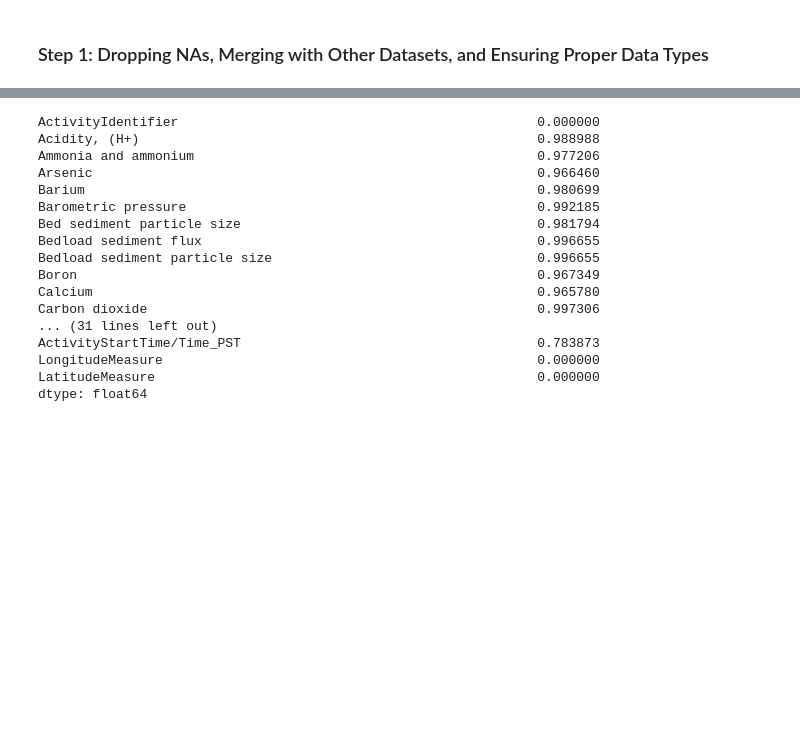
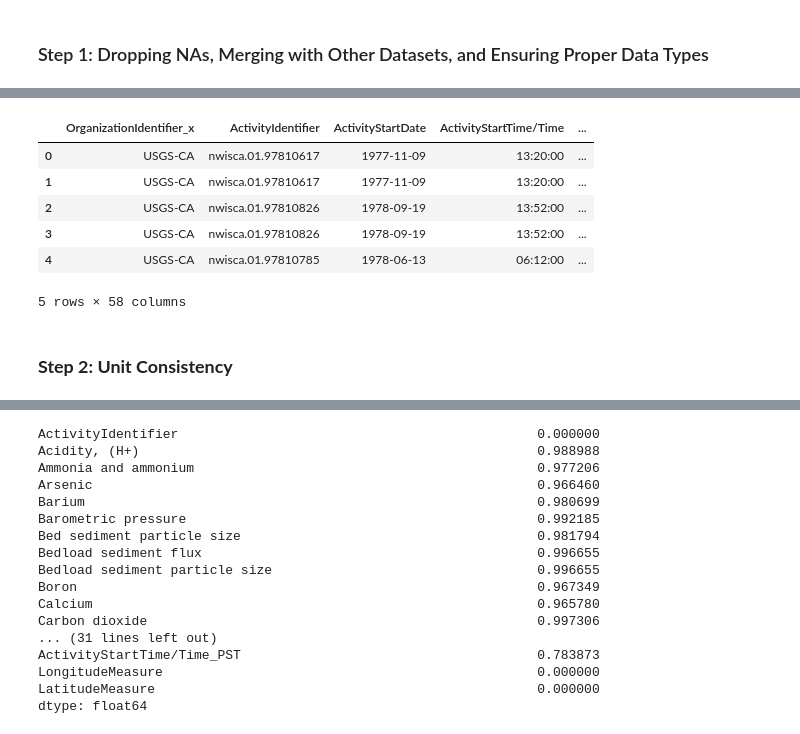
Before and after one commit to vishalival/eneres131-final-proj, a Jupyter notebook: final_notebook.ipynb, the cells around one changed output, grey strips where cells are left out. Cells and saved outputs as stored; diff of their text form; code cells hidden in the pictures; blank space fills up the shorter version.

```diff
--- a/final_notebook.ipynb
+++ b/final_notebook.ipynb
@@ -173,12 +156,0 @@ filtered_df_bio.head()
-# %%
-zip_file_path = "final_data/project2.zip"
-
-with zipfile.ZipFile(zip_file_path, 'r') as z:
-    file_names = z.namelist()
-
-    csv_file_name = [name for name in file_names if name.endswith('.csv')][0]
-
-    with z.open(csv_file_name) as f:
-        df_project = pd.read_csv(f, low_memory=False)
-
-df_project.head()
@@ -559,0 +186,18 @@ final_data_wq.head()
+# %%
+# Data Cleaning to drop Nans, and merging
+
+filtered_df = filtered_df.dropna(subset=["ResultMeasureValue"])
+filtered_df_joined = filtered_df.merge(df_project, how = "left", left_on = "ProjectIdentifier", right_on = "ProjectIdentifier")
+filtered_df_joined = filtered_df_joined.merge(df_site, how = "left", left_on = "MonitoringLocationIdentifier", right_on = "MonitoringLocationIdentifier")
+filtered_df_joined['ResultMeasureValue'] = pd.to_numeric(filtered_df_joined['ResultMeasureValue'], errors='coerce')
+filtered_df_joined.head()
+# %% [output]
+|  | OrganizationIdentifier_x | ActivityIdentifier | ActivityStartDate | ActivityStartTime/Time | ... |
+| 0 | USGS-CA | nwisca.01.97810617 | 1977-11-09 | 13:20:00 | ... |
+| 1 | USGS-CA | nwisca.01.97810617 | 1977-11-09 | 13:20:00 | ... |
+| 2 | USGS-CA | nwisca.01.97810826 | 1978-09-19 | 13:52:00 | ... |
+| 3 | USGS-CA | nwisca.01.97810826 | 1978-09-19 | 13:52:00 | ... |
+| 4 | USGS-CA | nwisca.01.97810785 | 1978-06-13 | 06:12:00 | ... |
+5 rows × 58 columns
+# %% [markdown]
+### <a id="step-2-unit-consistency"></a>**Step 2: Unit Consistency**
```
Also changed, not shown: parts of 54 cells of this notebook.
